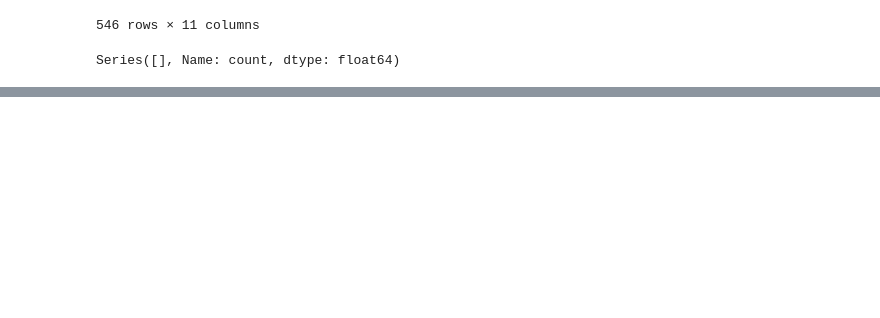
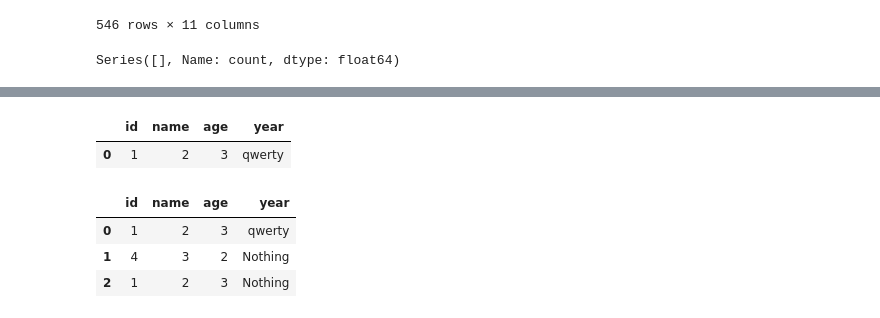
Before and after one commit to Dimulek/Rep, a Jupyter notebook: ipynb/Project1.ipynb, the cells around one changed output, grey strips where cells are left out. Cells and saved outputs as stored; diff of their text form; code cells hidden in the pictures; blank space fills up the shorter version.

```diff
--- a/ipynb/Project1.ipynb
+++ b/ipynb/Project1.ipynb
@@ -293,0 +306,23 @@ updateDF.where(updateDF["Year"] == 0).dropna()
+# %%
+p6 = pd.DataFrame([
+    [1,2,3,'qwerty'],
+    [4,3,2],
+    [1,2,3]
+], columns=['id', 'name', 'age', 'year'])
+p6.dropna(subset=['year'])
+# %% [output]
+|  | id | name | age | year |
+| 0 | 1 | 2 | 3 | qwerty |
+# %%
+p6 = pd.DataFrame([
+    [1,2,3,'qwerty'],
+    [4,3,2],
+    [1,2,3]
+], columns=['id', 'name', 'age', 'year'])
+p6 = p6.replace({'year' : np.nan}, 'Nothing')
+p6
+# %% [output]
+|  | id | name | age | year |
+| 0 | 1 | 2 | 3 | qwerty |
+| 1 | 4 | 3 | 2 | Nothing |
+| 2 | 1 | 2 | 3 | Nothing |
```
Also changed, not shown: parts of 3 cells of this notebook, 5 other files.
